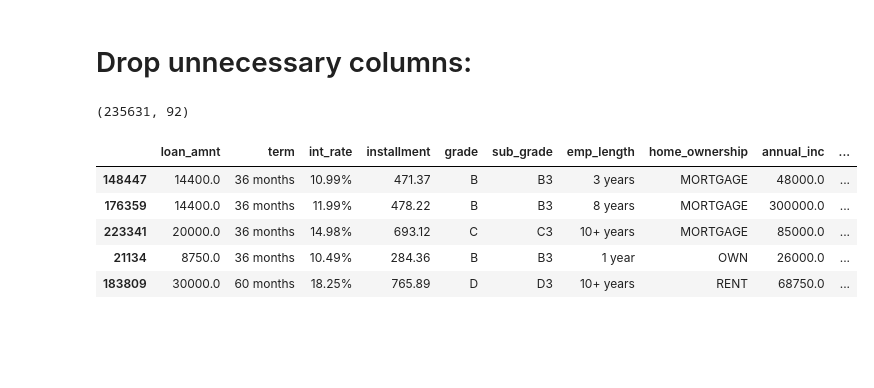
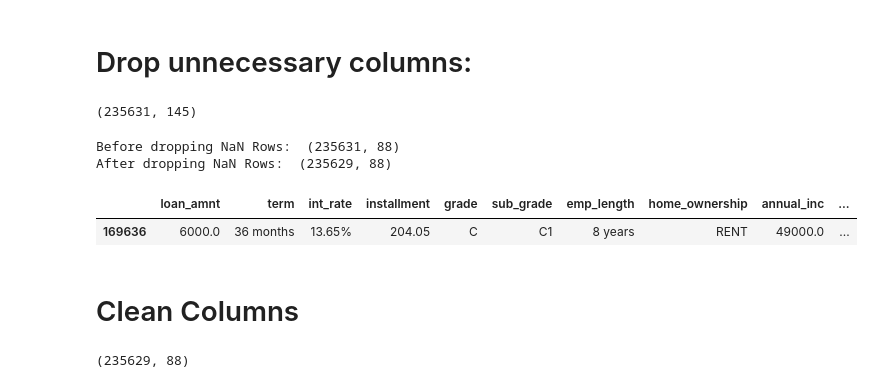
Before and after one commit to jeremyrchow/lending_club_default_model, a Jupyter notebook: EDA.ipynb, the cells around one changed output. Cells and saved outputs as stored; diff of their text form; code cells hidden in the pictures; blank space fills up the shorter version.

Commit message:
dropping na's

```diff
--- a/EDA.ipynb
+++ b/EDA.ipynb
@@ -21,5 +22,7 @@ Index(['Loan ID', 'Customer ID', 'Loan Status', 'Current Loan Amount', 'Term',
 # %% [markdown]
 # Drop unnecessary columns:
 # %%
-#df = pd.read_csv('~/Downloads/LoanStats3c.csv',header = 1)
-#df.to_pickle('./data/loan_data_2014.zip',compression = 'zip')
+df = pd.read_pickle('./data/loan_data_2014.zip',compression = 'zip')
+df.shape
+# %% [output]
+(235631, 145)
@@ -60,6 +61,14 @@ df=df.drop(columns = [
         'hardship_dpd',
         'hardship_loan_status',
         'orig_projected_additional_accrued_interest',
+
+        'last_pymnt_amnt',
+        'last_pymnt_d',
+        'next_pymnt_d',
+        'pymnt_plan',
+        'total_pymnt',
+        'total_pymnt_inv',
+
         # Trying to extrapolate beyond certain issuing dates of loans
         'issue_d',
         'mths_since_last_major_derog',
@@ -96,25 +105,25 @@ df=df.drop(columns = [
         'title',
         'total_cu_tl',
 
-        'total_pymnt',
-        'total_pymnt_inv',
+
         'url',
 
         'zip_code'])
+
+print('Before dropping NaN Rows: ',df.shape)
+df.dropna(how='all', inplace = True)
+print('After dropping NaN Rows: ',df.shape)
+# %% [output]
+Before dropping NaN Rows:  (235631, 88)
+After dropping NaN Rows:  (235629, 88)
-# %%
-df.shape
-# %% [output]
-(235631, 92)
 # %%
-df.sample(5)
+df.sample(1)
 # %% [output]
 |  | loan_amnt | term | int_rate | installment | grade | sub_grade | emp_length | home_ownership | annual_inc | ... |
-| 148447 | 14400.0 | 36 months | 10.99% | 471.37 | B | B3 | 3 years | MORTGAGE | 48000.0 | ... |
-| 176359 | 14400.0 | 36 months | 11.99% | 478.22 | B | B3 | 8 years | MORTGAGE | 300000.0 | ... |
-| 223341 | 20000.0 | 36 months | 14.98% | 693.12 | C | C3 | 10+ years | MORTGAGE | 85000.0 | ... |
-| 21134 | 8750.0 | 36 months | 10.49% | 284.36 | B | B3 | 1 year | OWN | 26000.0 | ... |
-| 183809 | 30000.0 | 60 months | 18.25% | 765.89 | D | D3 | 10+ years | RENT | 68750.0 | ... |
+| 169636 | 6000.0 | 36 months | 13.65% | 204.05 | C | C1 | 8 years | RENT | 49000.0 | ... |
 # %%
 #df[df['num_tl_120dpd_2m'] >= 1][['num_tl_30dpd','num_tl_120dpd_2m','num_tl_90g_dpd_24m']]
 # %%
 # df[['int_rate','grade','sub_grade']].sort_values(by = 'int_rate')
+# %% [markdown]
+# Clean Columns
@@ -120,0 +135,4 @@ df.sample(5)
+# %%
+df.shape
+# %% [output]
+(235629, 88)
```
Also changed, not shown: parts of 17 cells of this notebook, 1 other file.
